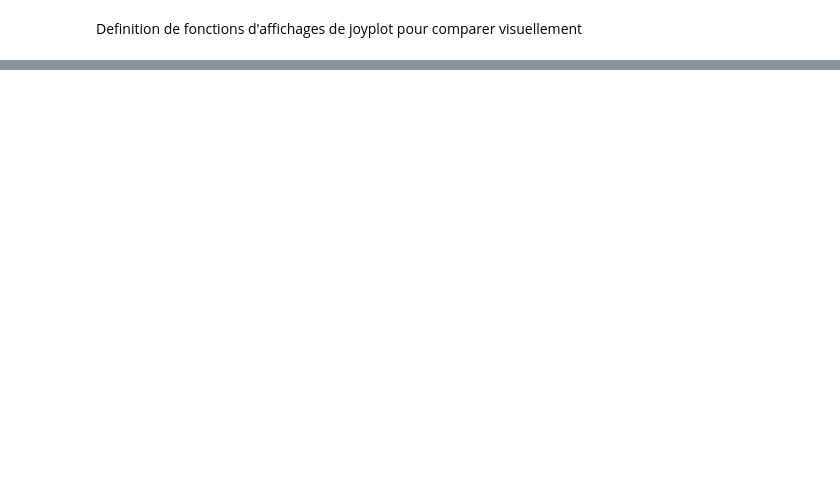
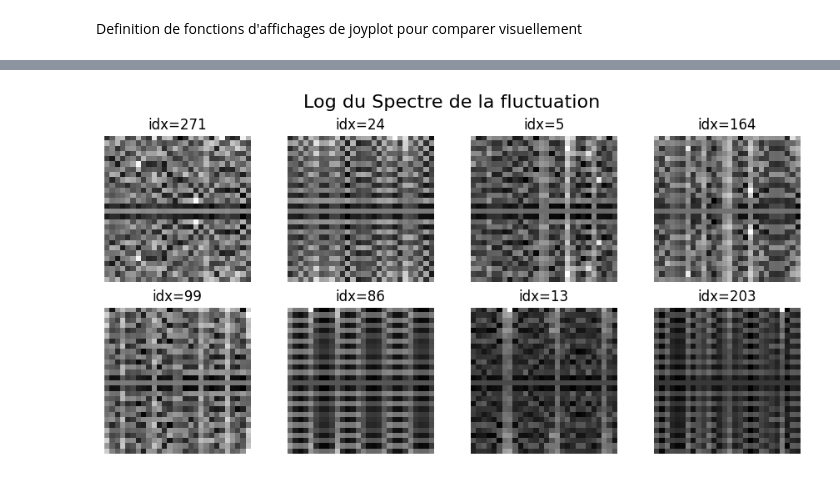
Before and after one commit to Samuel-Chapuis/Rayleigh-Taylor-Generative-Surrogate, a Jupyter notebook: analyse_reslutat/VisualisationPT.ipynb, the cells around one changed output, grey strips where cells are left out. Cells and saved outputs as stored; diff of their text form; code cells hidden in the pictures; blank space fills up the shorter version.

```diff
--- a/analyse_reslutat/VisualisationPT.ipynb
+++ b/analyse_reslutat/VisualisationPT.ipynb
@@ -573,0 +684,9 @@ plt.show()
+# %%
+# fluctuation_spectrum_val = np.fft.fftshift(np.fft.fft2(fluctuation_val, axes=(-2, -1)), axes=(-2, -1))
+fluctuation_spectrum_val = np.fft.fftshift(
+    np.fft.fft(fluctuation_val, axis=1),
+    axes=1
+)
+show_grid(abs(np.log(fluctuation_spectrum_val)), n=8, cols=4, save=False, save_path="fluctuation_spectrum.png", title="Log du Spectre de la fluctuation", colorbar=False)
+# %% [output]
+[figure, added]
```
Also changed, not shown: parts of 11 cells of this notebook.
